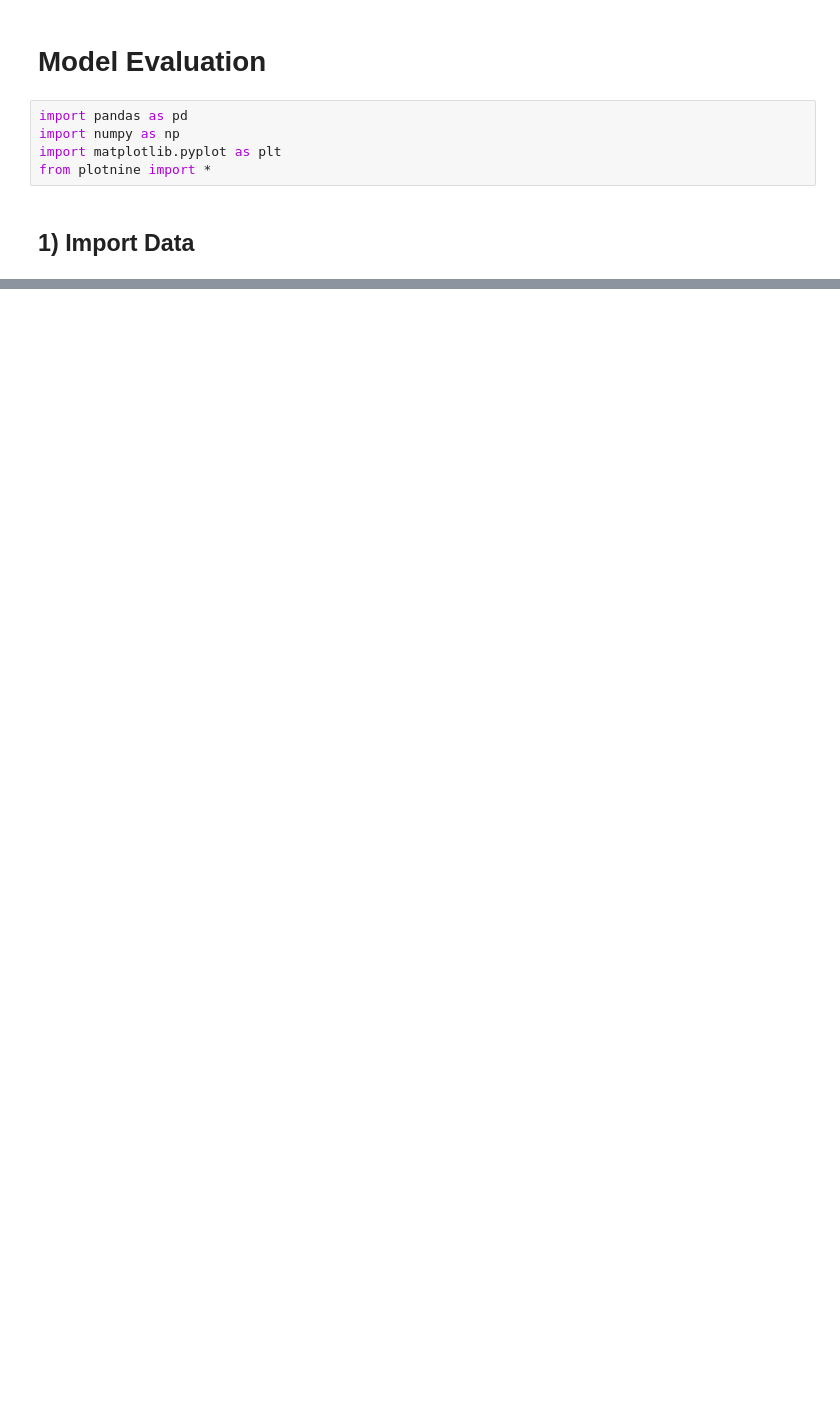
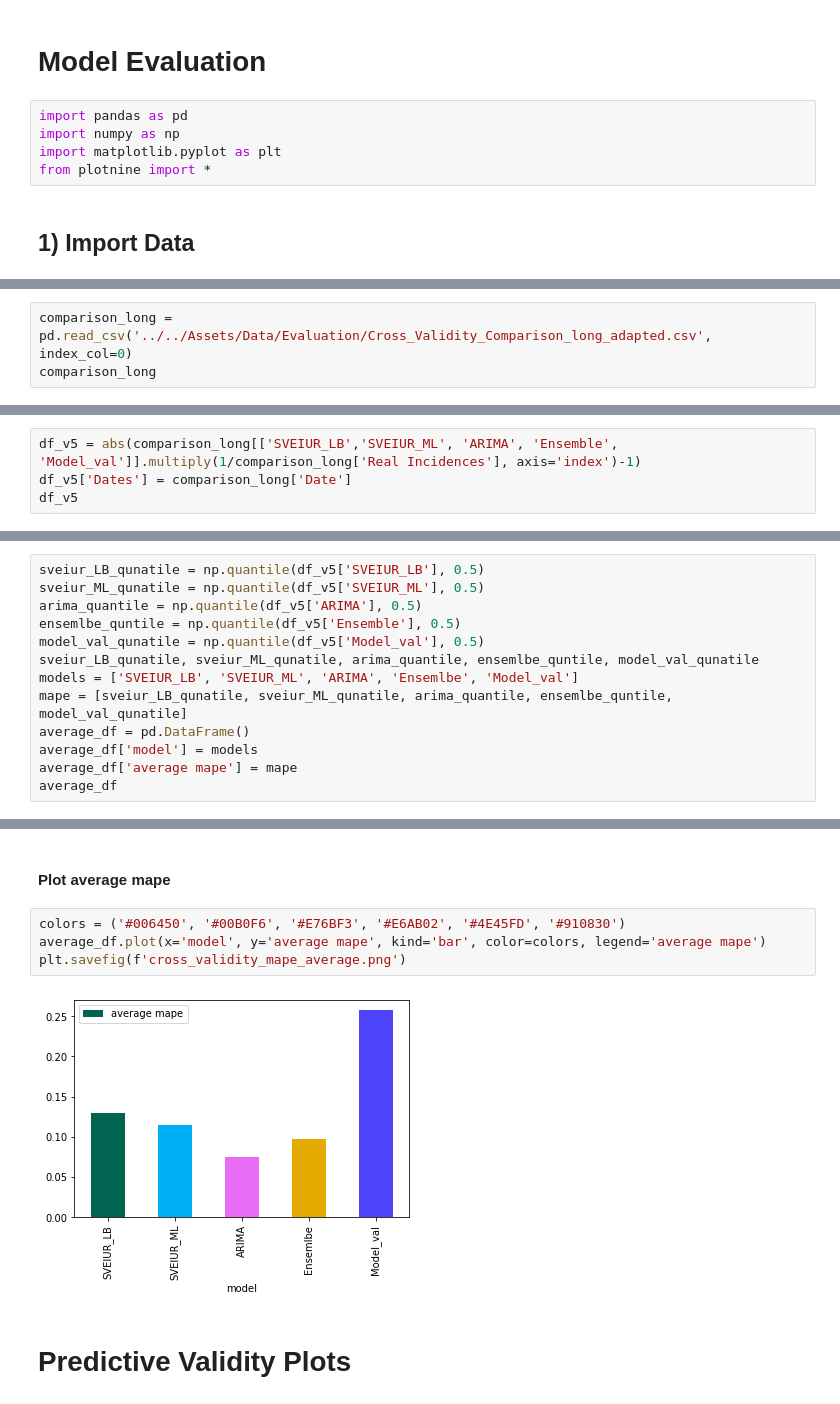
Before and after one commit to lukasheide/Covid-Forecasting-Tool, a Jupyter notebook: Backend/Evaluation/model_evaluation.ipynb, the cells around one changed output, grey strips where cells are left out. Cells and saved outputs as stored; diff of their text form; blank space fills up the shorter version.

```diff
--- a/Backend/Evaluation/model_evaluation.ipynb
+++ b/Backend/Evaluation/model_evaluation.ipynb
@@ -39,0 +183,3 @@ ggplot(df_residuals_day_14, aes(x='residuals_Diff_Eq_Last_Beta')) + xlim(-200,20
+# %%
+comparison_long = pd.read_csv('../../Assets/Data/Evaluation/Cross_Validity_Comparison_long_adapted.csv', index_col=0)
+comparison_long
@@ -39,0 +203,4 @@ ggplot(df_residuals_day_14, aes(x='residuals_Diff_Eq_Last_Beta')) + xlim(-200,20
+# %%
+df_v5 = abs(comparison_long[['SVEIUR_LB','SVEIUR_ML', 'ARIMA', 'Ensemble', 'Model_val']].multiply(1/comparison_long['Real Incidences'], axis='index')-1)
+df_v5['Dates'] = comparison_long['Date']
+df_v5
@@ -39,0 +224,13 @@ ggplot(df_residuals_day_14, aes(x='residuals_Diff_Eq_Last_Beta')) + xlim(-200,20
+# %%
+sveiur_LB_qunatile = np.quantile(df_v5['SVEIUR_LB'], 0.5)
+sveiur_ML_qunatile = np.quantile(df_v5['SVEIUR_ML'], 0.5)
+arima_quantile = np.quantile(df_v5['ARIMA'], 0.5)
+ensemlbe_quntile = np.quantile(df_v5['Ensemble'], 0.5)
+model_val_qunatile = np.quantile(df_v5['Model_val'], 0.5)
+sveiur_LB_qunatile, sveiur_ML_qunatile, arima_quantile, ensemlbe_quntile, model_val_qunatile
+models = ['SVEIUR_LB', 'SVEIUR_ML', 'ARIMA', 'Ensemlbe', 'Model_val']
+mape = [sveiur_LB_qunatile, sveiur_ML_qunatile, arima_quantile, ensemlbe_quntile, model_val_qunatile]
+average_df = pd.DataFrame()
+average_df['model'] = models
+average_df['average mape'] = mape
+average_df
@@ -39,0 +244,10 @@ ggplot(df_residuals_day_14, aes(x='residuals_Diff_Eq_Last_Beta')) + xlim(-200,20
+# %% [markdown]
+#### Plot average mape
+# %%
+colors = ('#006450', '#00B0F6', '#E76BF3', '#E6AB02', '#4E45FD', '#910830')
+average_df.plot(x='model', y='average mape', kind='bar', color=colors, legend='average mape')
+plt.savefig(f'cross_validity_mape_average.png')
+# %% [output]
+[figure, added]
+# %% [markdown]
+# Predictive Validity Plots
```
Also changed, not shown: parts of 29 cells of this notebook, 1 other file.
